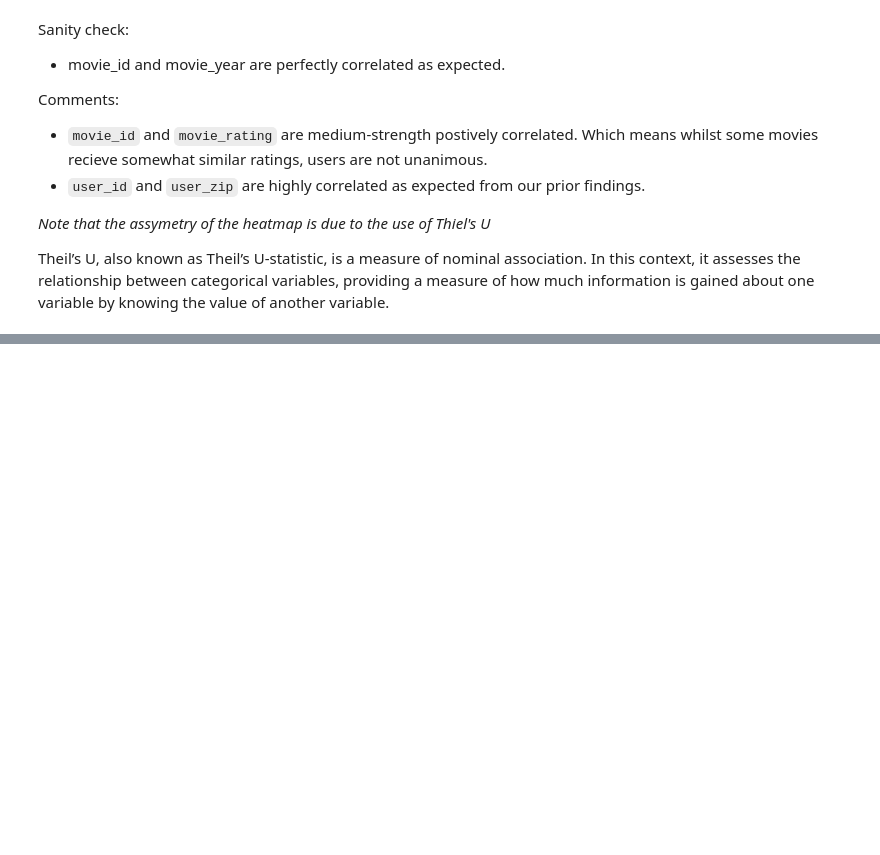
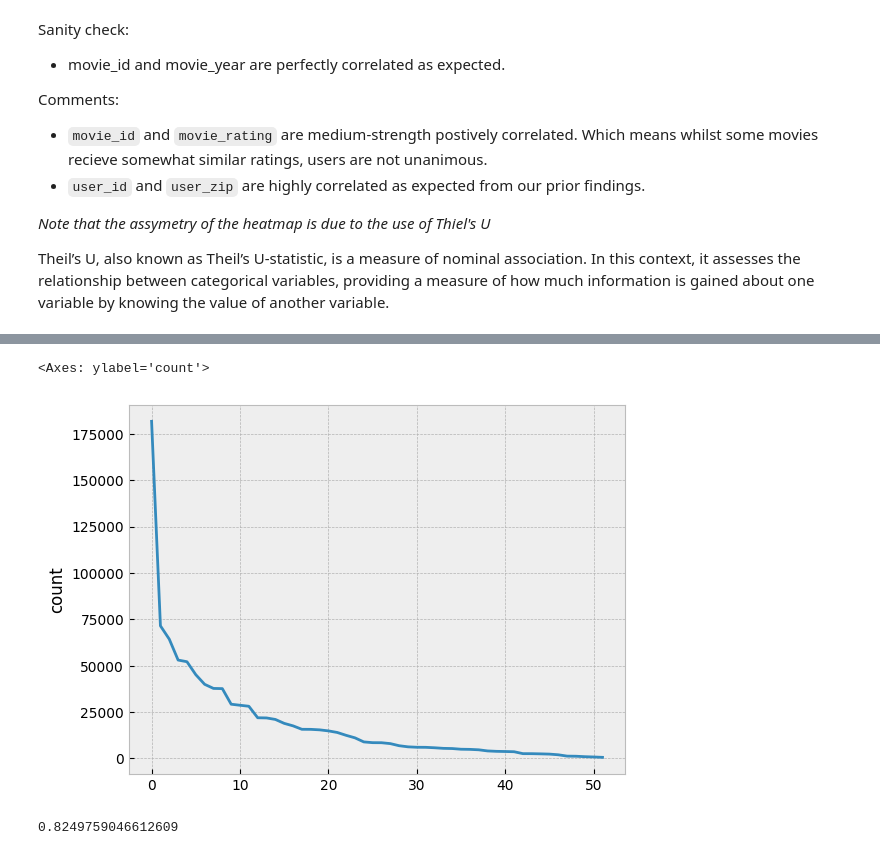
Before and after one commit to GregoryTomy/recommender, a Jupyter notebook: eda.ipynb, the cells around one changed output, grey strips where cells are left out. Cells and saved outputs as stored; diff of their text form; code cells hidden in the pictures; blank space fills up the shorter version.

```diff
--- a/eda.ipynb
+++ b/eda.ipynb
@@ -213,0 +252,13 @@ Theil’s U, also known as Theil’s U-statistic, is a measure of nominal associ
+# %%
+
+state_activity = (
+    data.user_state[~(data.user_state == "XX")].value_counts().reset_index(drop=True)
+)
+sns.lineplot(state_activity)
+# %% [output]
+<Axes: ylabel='count'>
+[figure, added]
+# %%
+sum(state_activity[:20]) / sum(state_activity)
+# %% [output]
+0.8249759046612609
```
Also changed, not shown: parts of 10 cells of this notebook, 2 other files.
